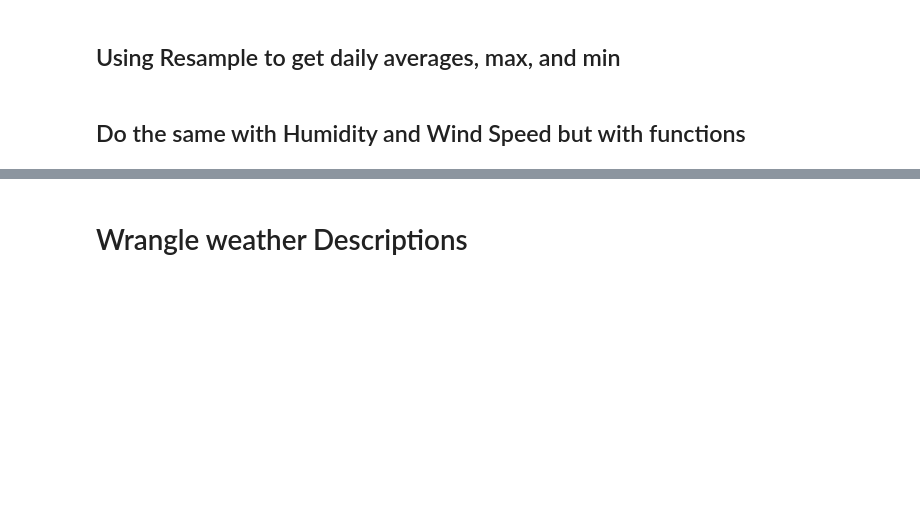
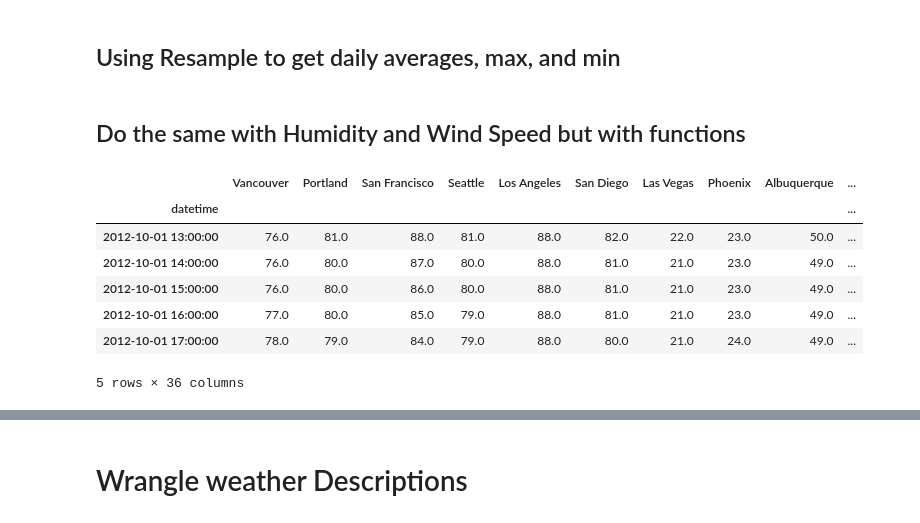
Before and after one commit to totopi/Travel-Informers, a Jupyter notebook: data_engineering.ipynb, the cells around one changed output, grey strips where cells are left out. Drawn from its saved outputs; the diff is of its cells as text; code cells hidden in the pictures; blank space fills up the shorter version.

```diff
--- a/data_engineering.ipynb
+++ b/data_engineering.ipynb
@@ -118,5 +119,15 @@ def clean_weather(df, ):
     return daily_avg, daily_min, daily_max
 # %%
 humidity = pd.read_csv('historical-hourly-weather-data/humidity.csv', parse_dates=['datetime'], index_col='datetime')
+humidity.head()
+# %% [output]
+|  | Vancouver | Portland | San Francisco | Seattle | Los Angeles | San Diego | Las Vegas | Phoenix | Albuquerque | ... |
+| datetime |  |  |  |  |  |  |  |  |  | ... |
+| 2012-10-01 13:00:00 | 76.0 | 81.0 | 88.0 | 81.0 | 88.0 | 82.0 | 22.0 | 23.0 | 50.0 | ... |
+| 2012-10-01 14:00:00 | 76.0 | 80.0 | 87.0 | 80.0 | 88.0 | 81.0 | 21.0 | 23.0 | 49.0 | ... |
+| 2012-10-01 15:00:00 | 76.0 | 80.0 | 86.0 | 80.0 | 88.0 | 81.0 | 21.0 | 23.0 | 49.0 | ... |
+| 2012-10-01 16:00:00 | 77.0 | 80.0 | 85.0 | 79.0 | 88.0 | 81.0 | 21.0 | 23.0 | 49.0 | ... |
+| 2012-10-01 17:00:00 | 78.0 | 79.0 | 84.0 | 79.0 | 88.0 | 80.0 | 21.0 | 24.0 | 49.0 | ... |
+5 rows × 36 columns
 # %%
 hum_daily_avg, hum_daily_min, hum_daily_max = clean_weather(humidity)
```
Also changed, not shown: parts of 4 cells of this notebook, 9 other files.
